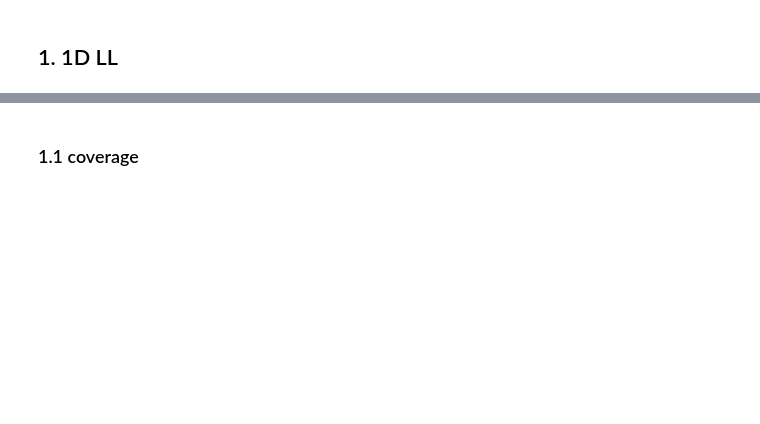
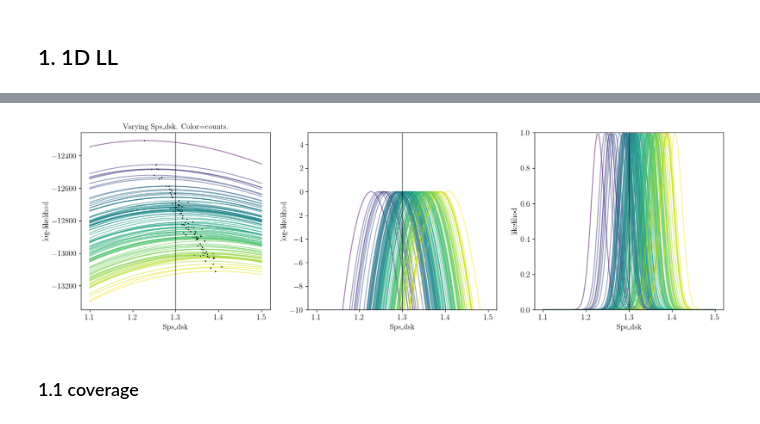
Before and after one commit to smsharma/fermi-prob-prog, a Jupyter notebook: issues/confidence/4_ll.ipynb, the cells around one changed output, grey strips where cells are left out. Cells and saved outputs as stored; diff of their text form; code cells hidden in the pictures; blank space fills up the shorter version.

```diff
--- a/issues/confidence/4_ll.ipynb
+++ b/issues/confidence/4_ll.ipynb
@@ -125,3 +136,7 @@ plot_1dll(ll_arr_arr, v_arr, truth_dict['Sps_dsk'], counts_s=counts_arr, xlabel=
+# %%
+plot_1dll(ll_arr_arr, v_arr, truth_dict['Sps_dsk'], counts_s=counts_arr, xlabel='Sps_dsk');
+# %% [output]
+[figure, added]
 # %% [markdown]
 ### 1.1 coverage
 # %%
```
Also changed, not shown: parts of 11 cells of this notebook, 7 other files.
